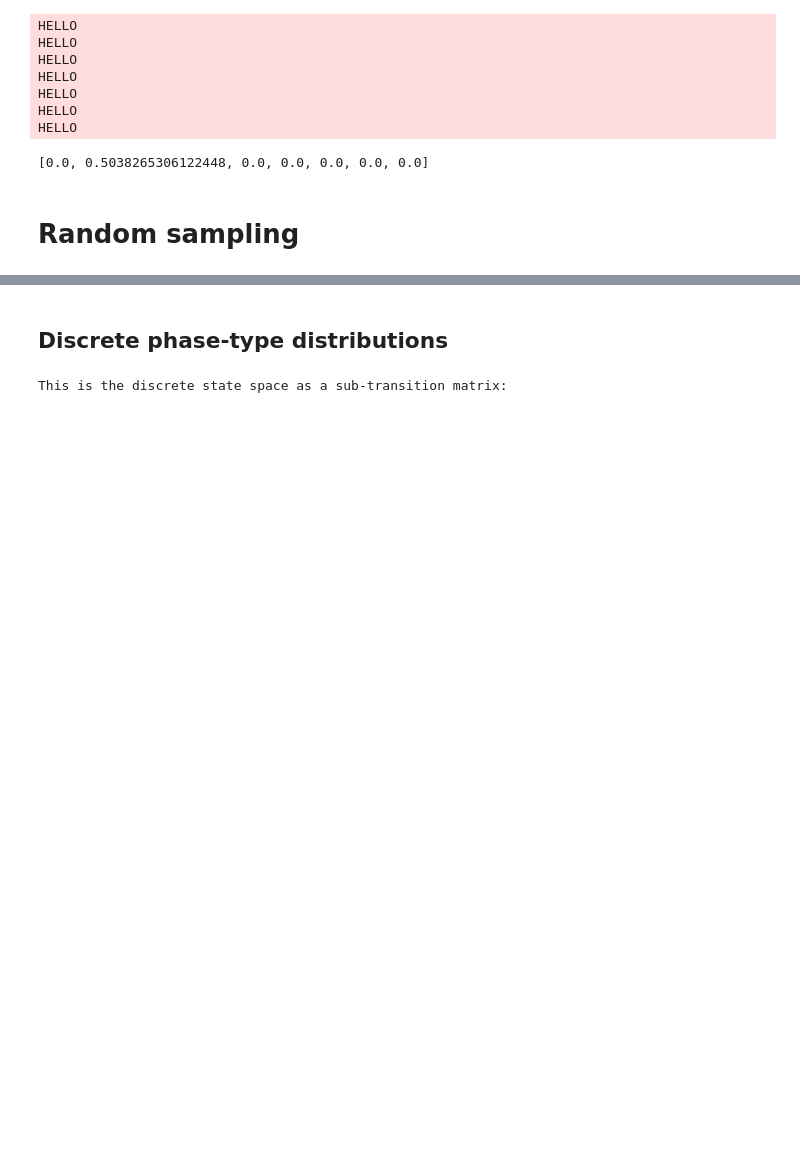
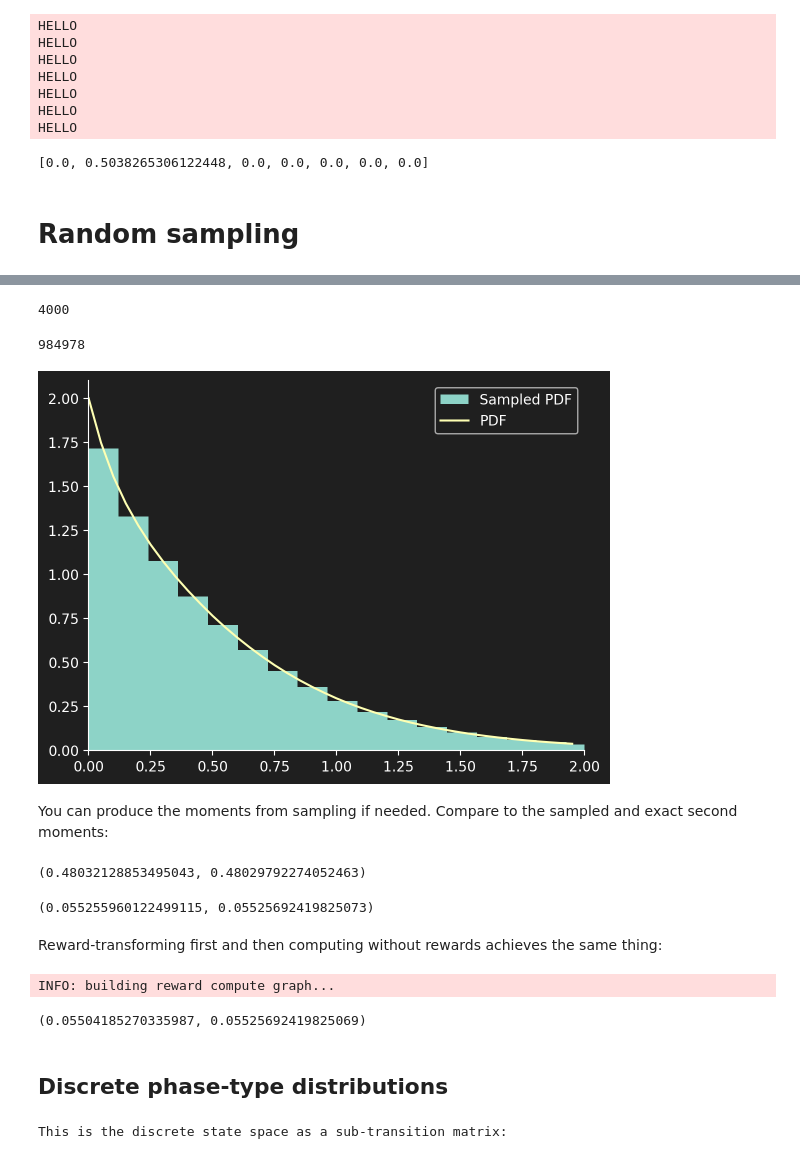
Before and after one commit to munch-group/PtDAlgorithms, a Jupyter notebook: examples/full_python_api_example.ipynb, the cells around one changed output, grey strips where cells are left out. Drawn from its saved outputs; the diff is of its cells as text; code cells hidden in the pictures; blank space fills up the shorter version.

```diff
--- a/examples/full_python_api_example.ipynb
+++ b/examples/full_python_api_example.ipynb
@@ -388,3 +396,36 @@ Graph algorithm 2nd moment (reward): 0.05525692
+# %%
+len(time)
+# %% [output]
+4000
+# %%
+plt.hist(graph.sample_pdf(1000000), bins=50, density=True, label='Sampled PDF')
+x = np.arange(0, 2, 0.05)
+plt.plot(x, [graph.pdf(t) for t in x], label='PDF')
+plt.xlim(0, 2)
+plt.legend()
+sns.despine()
+# %% [output]
+984978
+[figure, added]
+# %% [markdown]
+You can produce the moments from sampling if needed. Compare to the sampled and exact second moments:
+# %%
+np.sum(np.array(graph.sample(1000000))**2)/1000000, graph.moments(2)[1]
+# %% [output]
+(0.48032128853495043, 0.48029792274052463)
+# %%
+rewards = graph.states()[:,1]
+np.sum(np.array(graph.sample(1000000, rewards))**2)/1000000, graph.moments(2, rewards)[1]
+# %% [output]
+(0.055255960122499115, 0.05525692419825073)
+# %% [markdown]
+Reward-transforming first and then computing without rewards achieves the same thing:
+# %%
+revtr_graph = graph.reward_transform(rewards)
+np.sum(np.array(revtr_graph.sample(1000000))**2)/1000000, revtr_graph.moments(2)[1]
+# %% [output]
+INFO: building reward compute graph...
+(0.05504185270335987, 0.05525692419825069)
 # %% [markdown]
 ## Discrete phase-type distributions
 # %%
```
Also changed, not shown: parts of 23 cells of this notebook, 6 other files.
